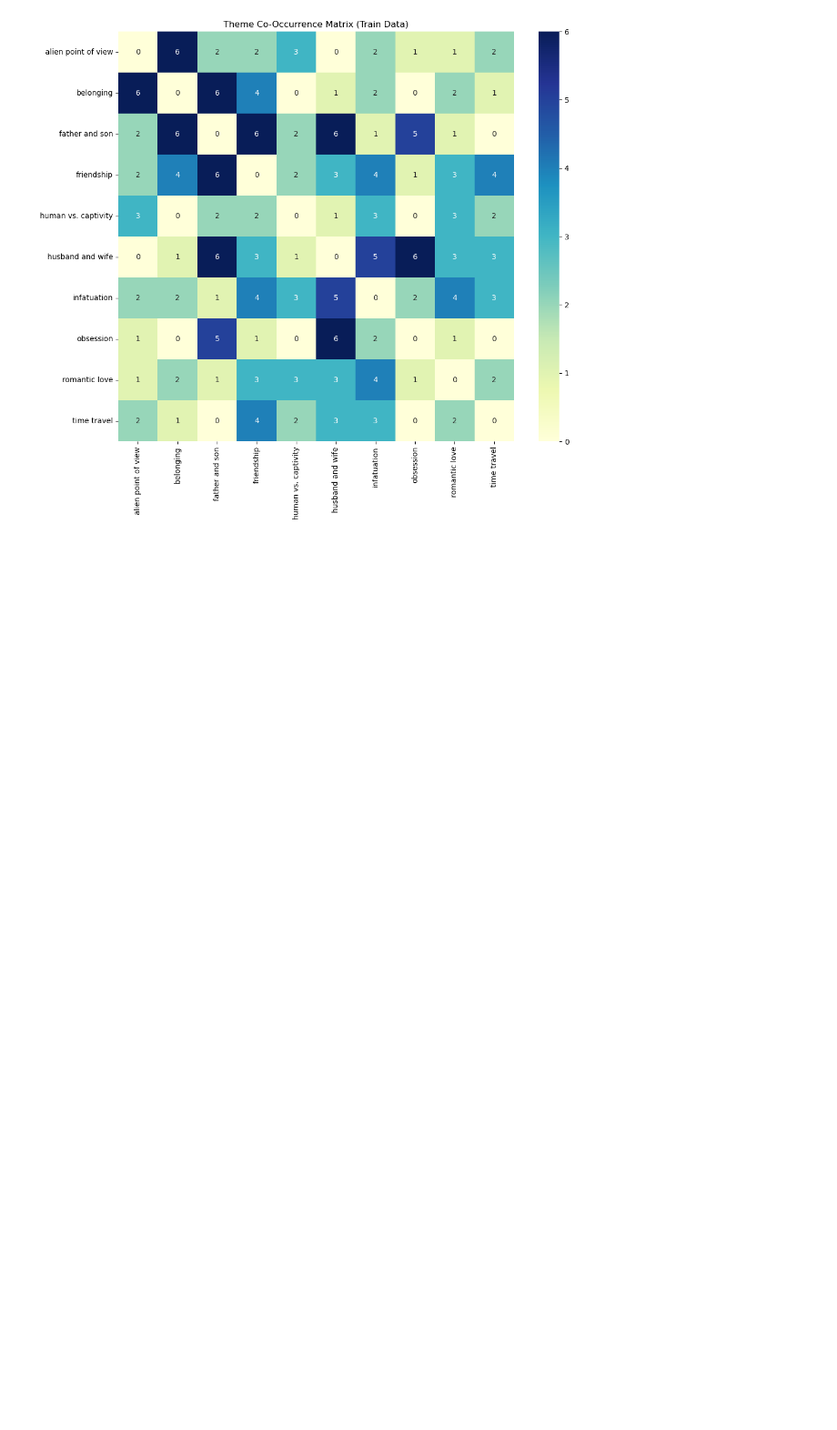
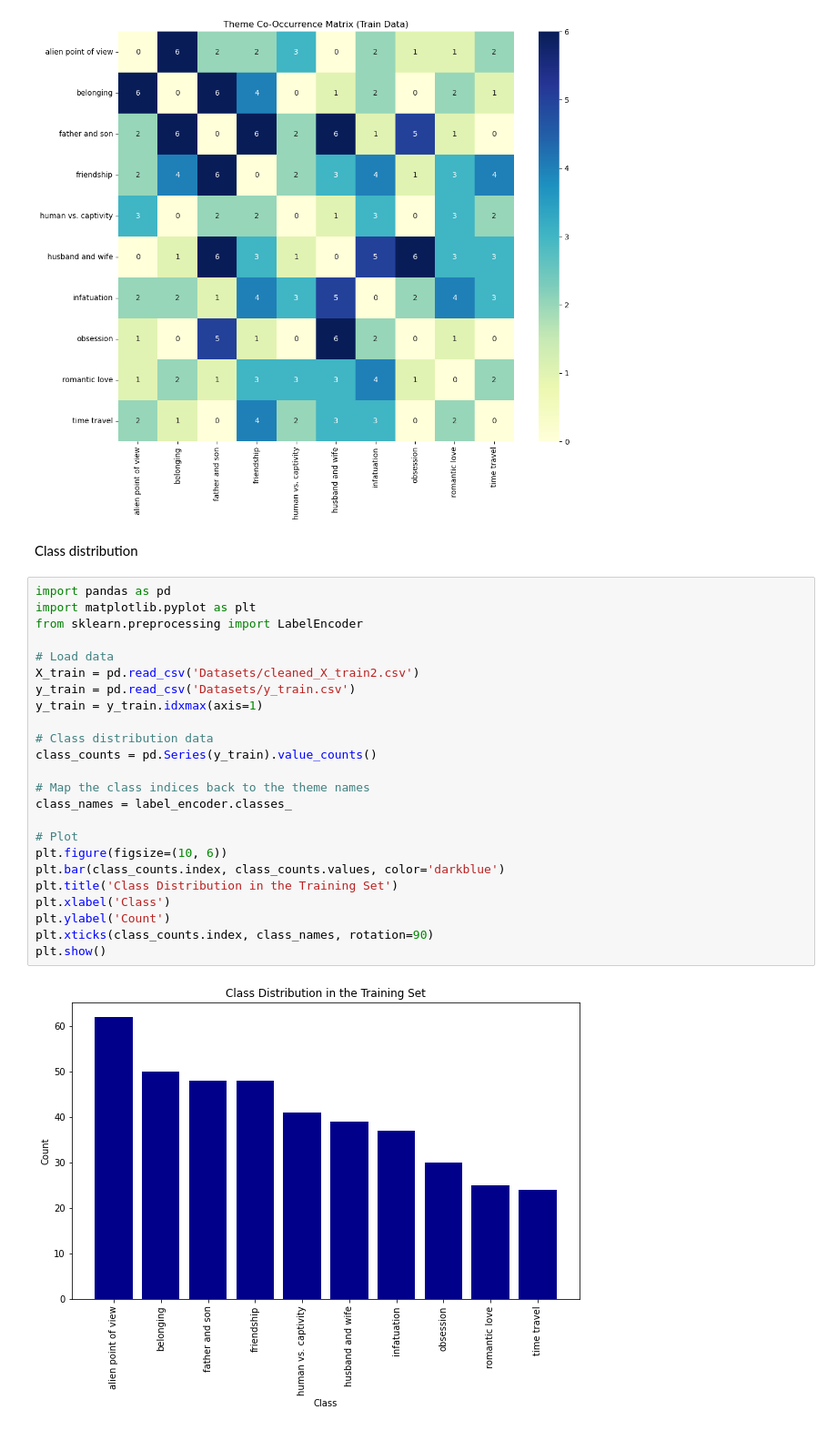
Before and after one commit to Thimomo/IMDB-category-generalization, a Jupyter notebook: data_visualization.ipynb, the cells around one changed output. Shown at 91% size. Drawn from its saved outputs; the diff is of its cells as text; blank space fills up the shorter version.

Commit message:
testing and new distribution visualization
testing finished on logreg, still finestuning

```diff
--- a/data_visualization.ipynb
+++ b/data_visualization.ipynb
@@ -156,3 +156,31 @@ plt.title("Theme Co-Occurrence Matrix (Train Data)")
 plt.show()
 # %% [output]
 [figure]
+# %% [markdown]
+Class distribution
+# %%
+import pandas as pd
+import matplotlib.pyplot as plt
+from sklearn.preprocessing import LabelEncoder
+
+# Load data
+X_train = pd.read_csv('Datasets/cleaned_X_train2.csv')
+y_train = pd.read_csv('Datasets/y_train.csv')
+y_train = y_train.idxmax(axis=1)
+
+# Class distribution data
+class_counts = pd.Series(y_train).value_counts()
+
+# Map the class indices back to the theme names
+class_names = label_encoder.classes_
+
+# Plot
+plt.figure(figsize=(10, 6))
+plt.bar(class_counts.index, class_counts.values, color='darkblue')
+plt.title('Class Distribution in the Training Set')
+plt.xlabel('Class')
+plt.ylabel('Count')
+plt.xticks(class_counts.index, class_names, rotation=90)
+plt.show()
+# %% [output]
+[figure, added]
```
Also changed, not shown: 1 other file.
